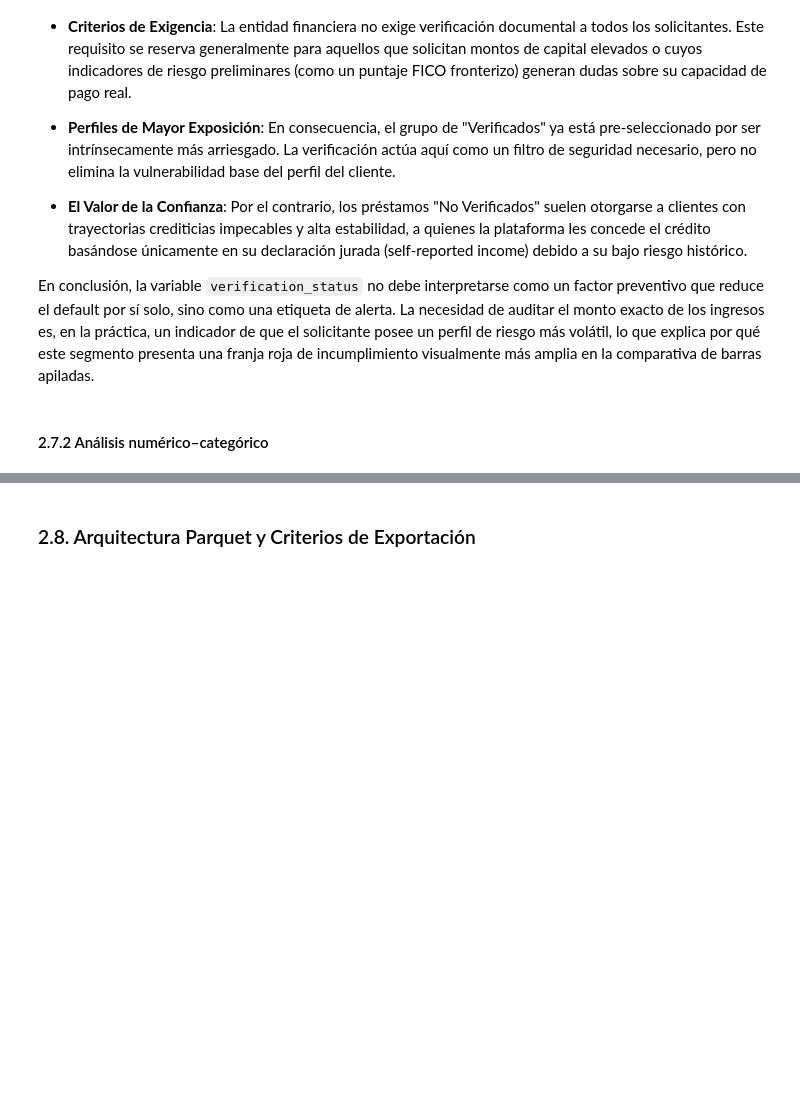
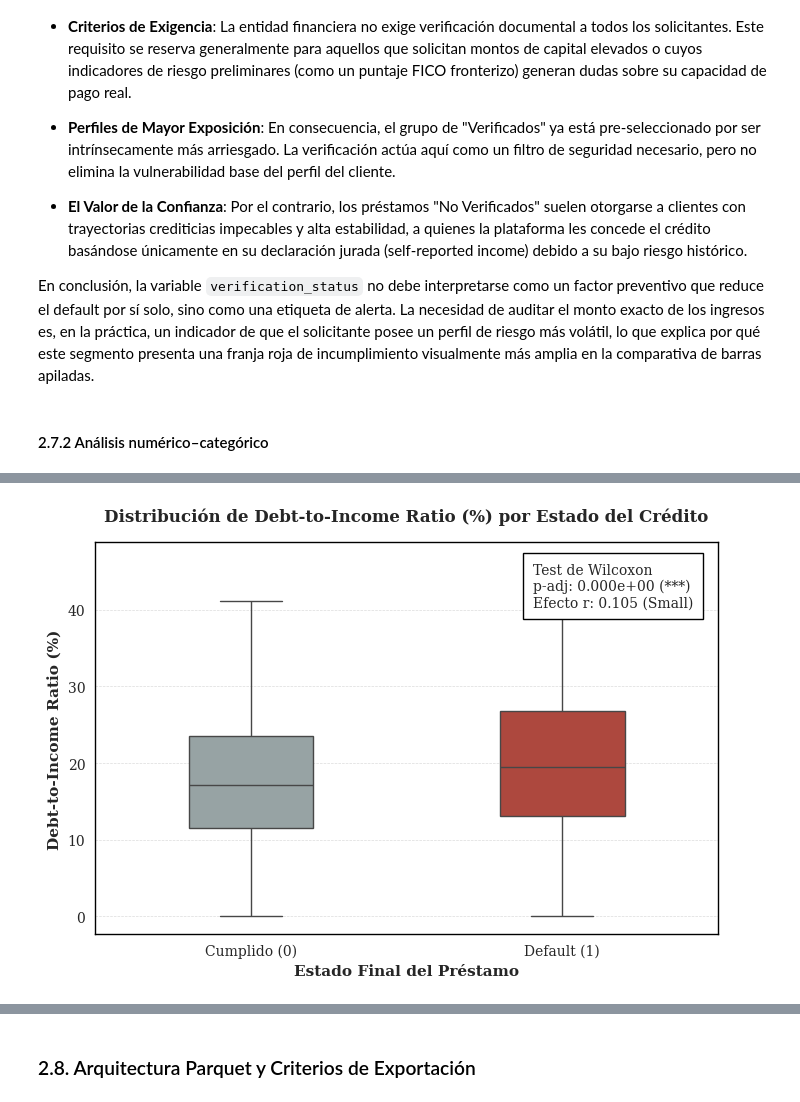
Before and after one commit to cjarango/lending-risk-pyspark, a Jupyter notebook: notebooks/lending-risk-pyspark.ipynb, the cells around one changed output, grey strips where cells are left out. Saved outputs shown, nothing was run; the diff lists cells and outputs as text; code cells hidden in the pictures; blank space fills up the shorter version.

```diff
--- a/notebooks/EDA.ipynb
+++ b/notebooks/lending-risk-pyspark.ipynb
@@ -3397,0 +3523,4 @@ display(styled_contrast)
+# %%
+plot_boxplot(df_reduce, var_col='dti', var_label='Debt-to-Income Ratio (%)', target_col='default', stats_vector=[0.000000, 0.105054])
+# %% [output]
+[figure, added]
```
Also changed, not shown: parts of 52 cells of this notebook.
